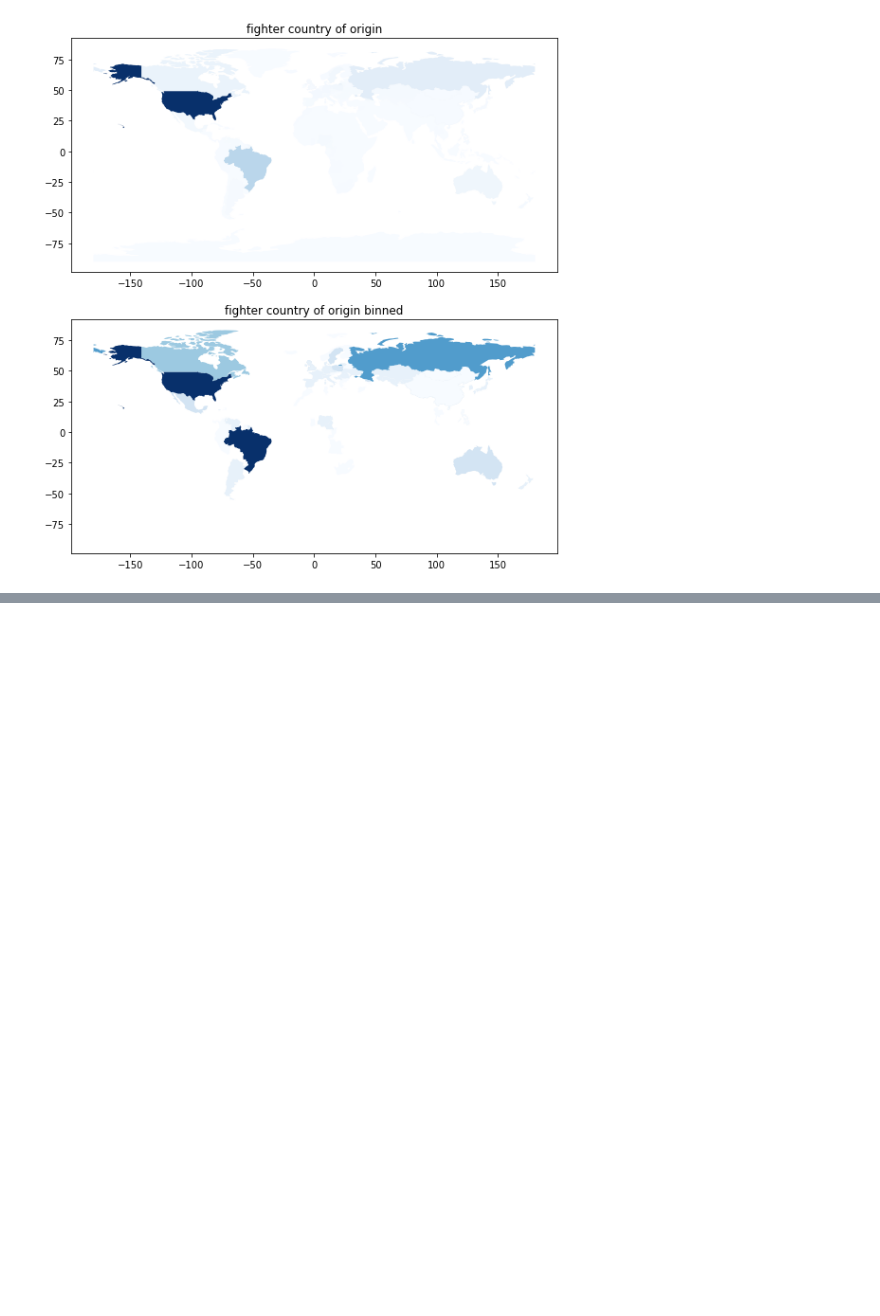
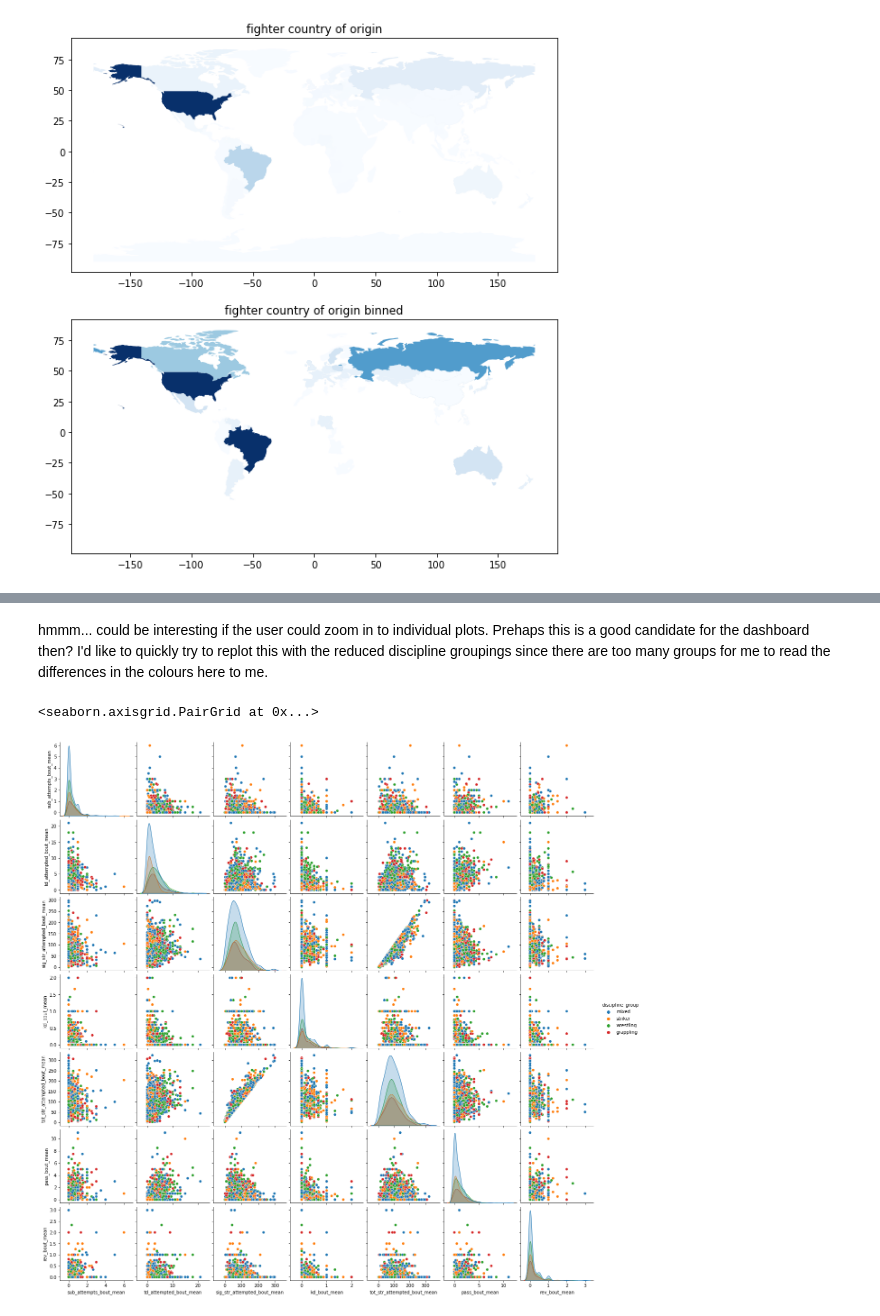
Before and after one commit to JohnStokes228/mma_dashboard, a Jupyter notebook: analysis_notebooks/per_fighter_eda.ipynb, the cells around one changed output, grey strips where cells are left out. Cells and saved outputs as stored; diff of their text form; code cells hidden in the pictures; blank space fills up the shorter version.

```diff
--- a/analysis_notebooks/per_fighter_eda.ipynb
+++ b/analysis_notebooks/per_fighter_eda.ipynb
@@ -169,0 +186,24 @@ next up, I'll have a fiddle with the mean stats. I'd imagine this will be a kook
+# %% [markdown]
+hmmm... could be interesting if the user could zoom in to individual plots. Prehaps this is a good candidate for the dashboard then? I'd like to quickly try to replot this with the reduced discipline groupings since there are too many groups for me to read the differences in the colours here to me.
+# %%
+cols = ['sub_attempts_bout_mean', 'td_attempted_bout_mean', 'sig_str_attempted_bout_mean', 'kd_bout_mean',
+        'tot_str_attempted_bout_mean', 'pass_bout_mean', 'rev_bout_mean']
+striking_arts = ['boxing', 'muay thi', 'kickboxing', 'karate', 'taekwondo', 'kung fu']
+wrestling_arts = ['wrestling', 'sambo', 'judo']
+
+discipline_stats = df[['primary_discipline'] + cols].dropna()
+
+conditions = [discipline_stats['primary_discipline'].isin(striking_arts),
+              discipline_stats['primary_discipline'].isin(wrestling_arts),
+              discipline_stats['primary_discipline'] == 'jiu jitsu',
+              discipline_stats['primary_discipline'] == 'mixed']
+choices = ['striker', 'wrestling', 'grappling', 'mixed']
+discipline_stats['discipline_group'] = np.select(conditions, choices)
+
+discipline_stats.drop('primary_discipline', axis=1, inplace=True)
+discipline_stats = discipline_stats[discipline_stats['discipline_group'] != '0']
+
+sns.pairplot(vars=cols, data=discipline_stats, hue="discipline_group")
+# %% [output]
+<seaborn.axisgrid.PairGrid at 0x...>
+[figure, added]
```
Also changed, not shown: parts of 6 cells of this notebook.
